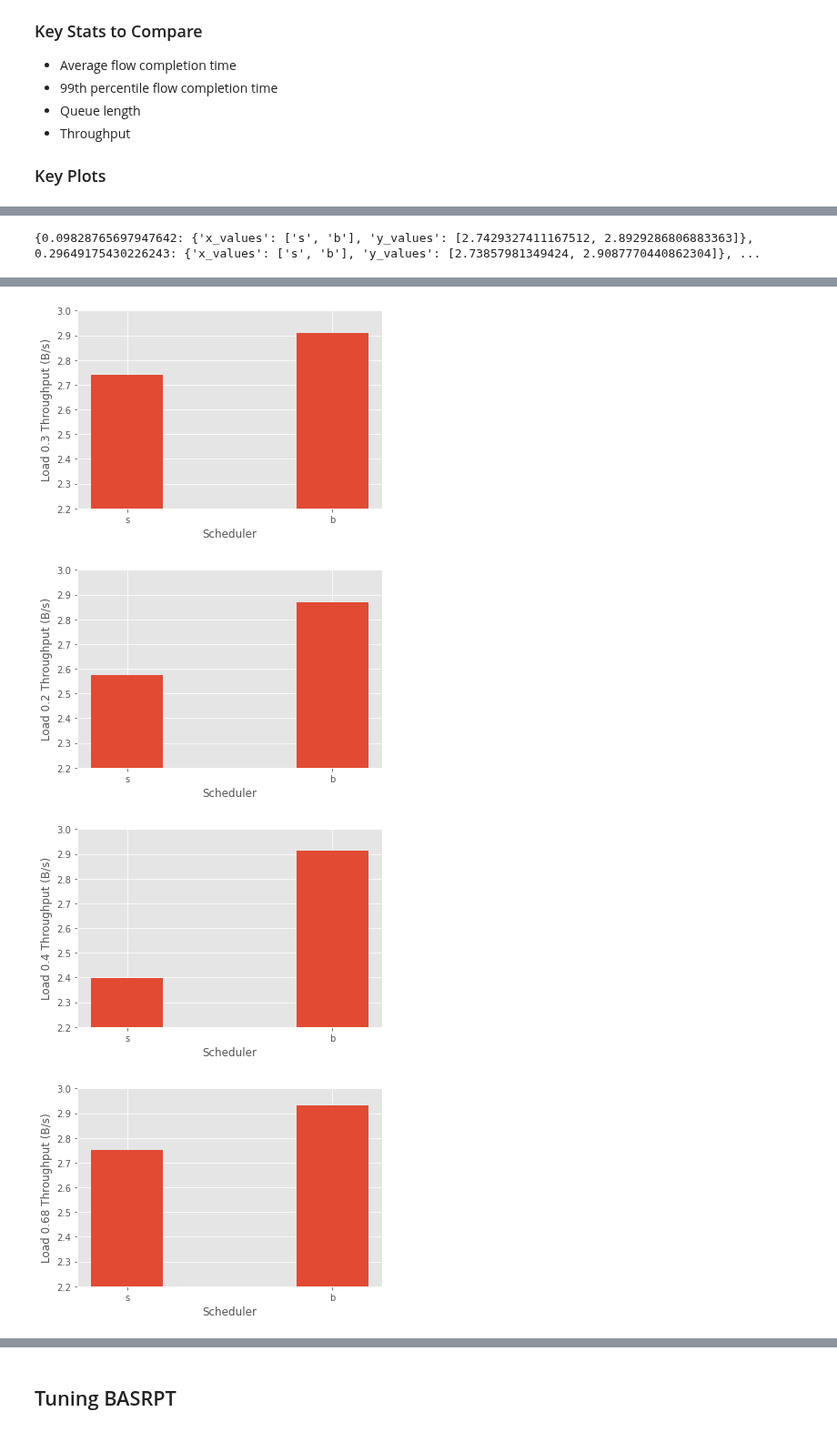
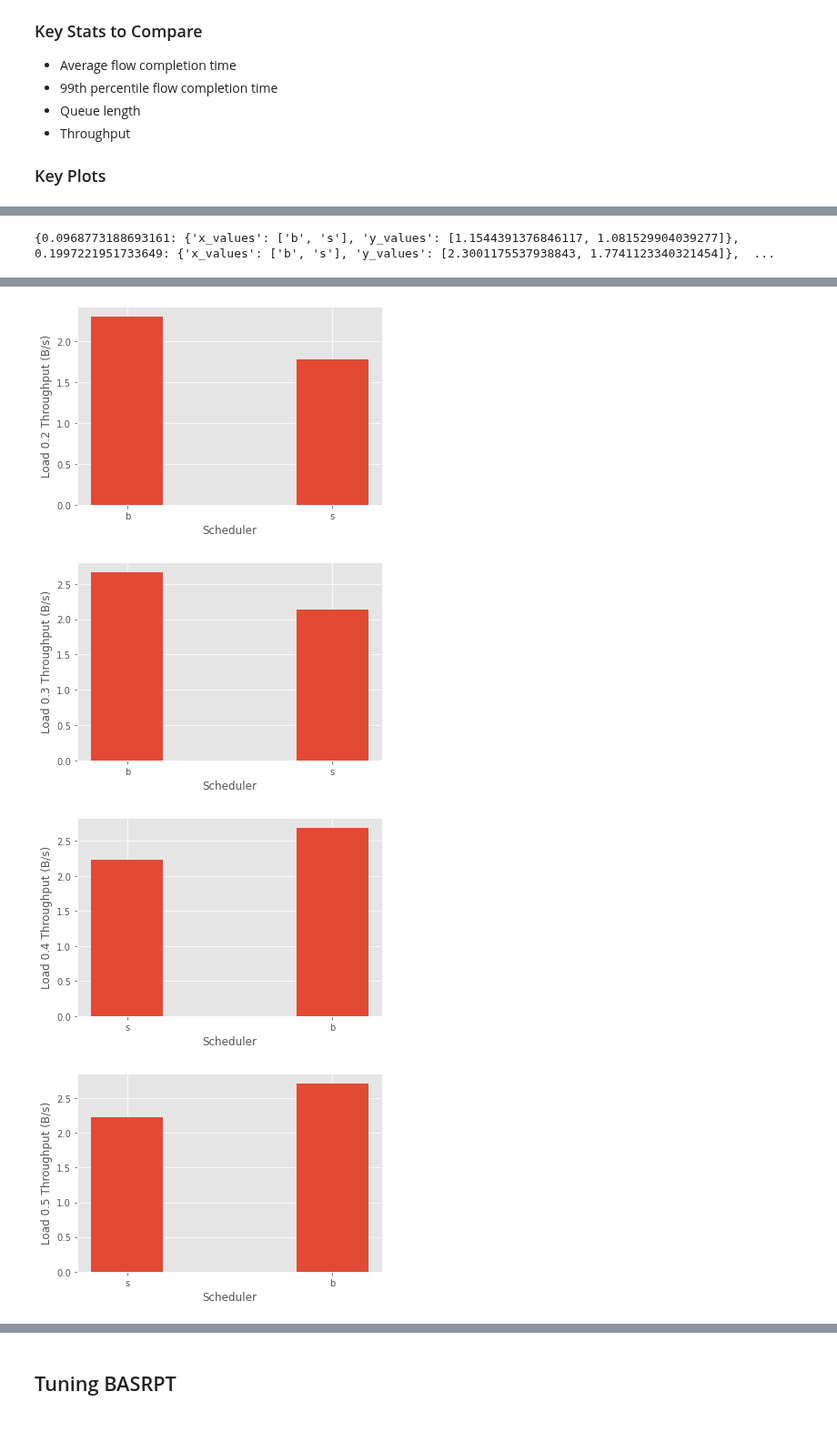
Before and after one commit to cwfparsonson/trafpy, a Jupyter notebook: notebooks/benchmark_plotbed.ipynb, the cells around one changed output, grey strips where cells are left out. Shown at 91% size. Saved outputs shown, nothing was run; the diff lists cells and outputs as text; code cells hidden in the pictures.

```diff
--- a/notebooks/benchmark_plotbed.ipynb
+++ b/notebooks/benchmark_plotbed.ipynb
@@ -8,7 +8,7 @@ import os
 import pickle
 import matplotlib.pyplot as plt
 
-path_to_benchmark_data = os.path.dirname(trafpy.__file__)+'/../data/testbed_data/ndf50_uniform_testbed_data_V10basrpt.obj'
+path_to_benchmark_data = os.path.dirname(trafpy.__file__)+'/../data/testbed_data/ndf50_1s_university_testbed_data_v2.obj'
 filehandler = open(path_to_benchmark_data, 'rb')
 tb_dict = pickle.load(filehandler)
 
@@ -165,6 +165,6 @@ for test in testbed_stats.keys():
 
 print(plot_dict)
 for load in plot_dict.keys():
-    tpg.plot_val_bar(x_values=plot_dict[load]['x_values'],y_values=plot_dict[load]['y_values'],xlabel='Scheduler', ylabel='Load {} Throughput (B/s)'.format(str(round(load,2))), ylim=[2.2,3], show_fig=True)
+    tpg.plot_val_bar(x_values=plot_dict[load]['x_values'],y_values=plot_dict[load]['y_values'],xlabel='Scheduler', ylabel='Load {} Throughput (B/s)'.format(str(round(load,2))), show_fig=True)
 # %% [output]
-{0.09828765697947642: {'x_values': ['s', 'b'], 'y_values': [2.7429327411167512, 2.8929286806883363]}, 0.29649175430226243: {'x_values': ['s', 'b'], 'y_values': [2.73857981349424, 2.9087770440862304]}, ...
+{0.0968773188693161: {'x_values': ['b', 's'], 'y_values': [1.1544391376846117, 1.081529904039277]}, 0.1997221951733649: {'x_values': ['b', 's'], 'y_values': [2.3001175537938843, 1.7741123340321454]},  ...
@@ -172,4 +172,4 @@ for load in plot_dict.keys():
-[figure, old version]
+[figure, new version]
-[figure, old version]
+[figure, new version]
-[figure, old version]
+[figure, new version]
-[figure, old version]
+[figure, new version]
```
Also changed, not shown: parts of 5 cells of this notebook, 8 other files.
